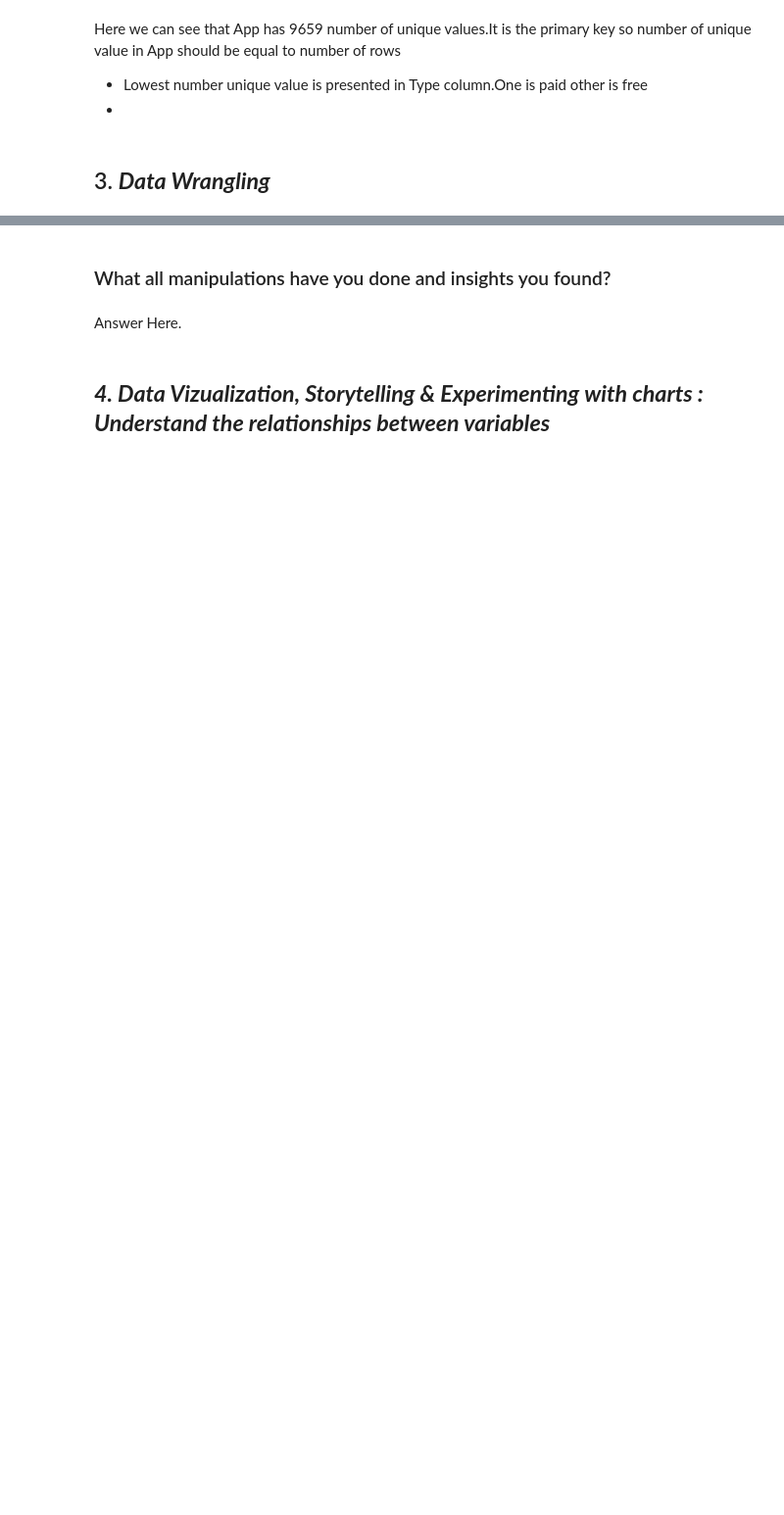
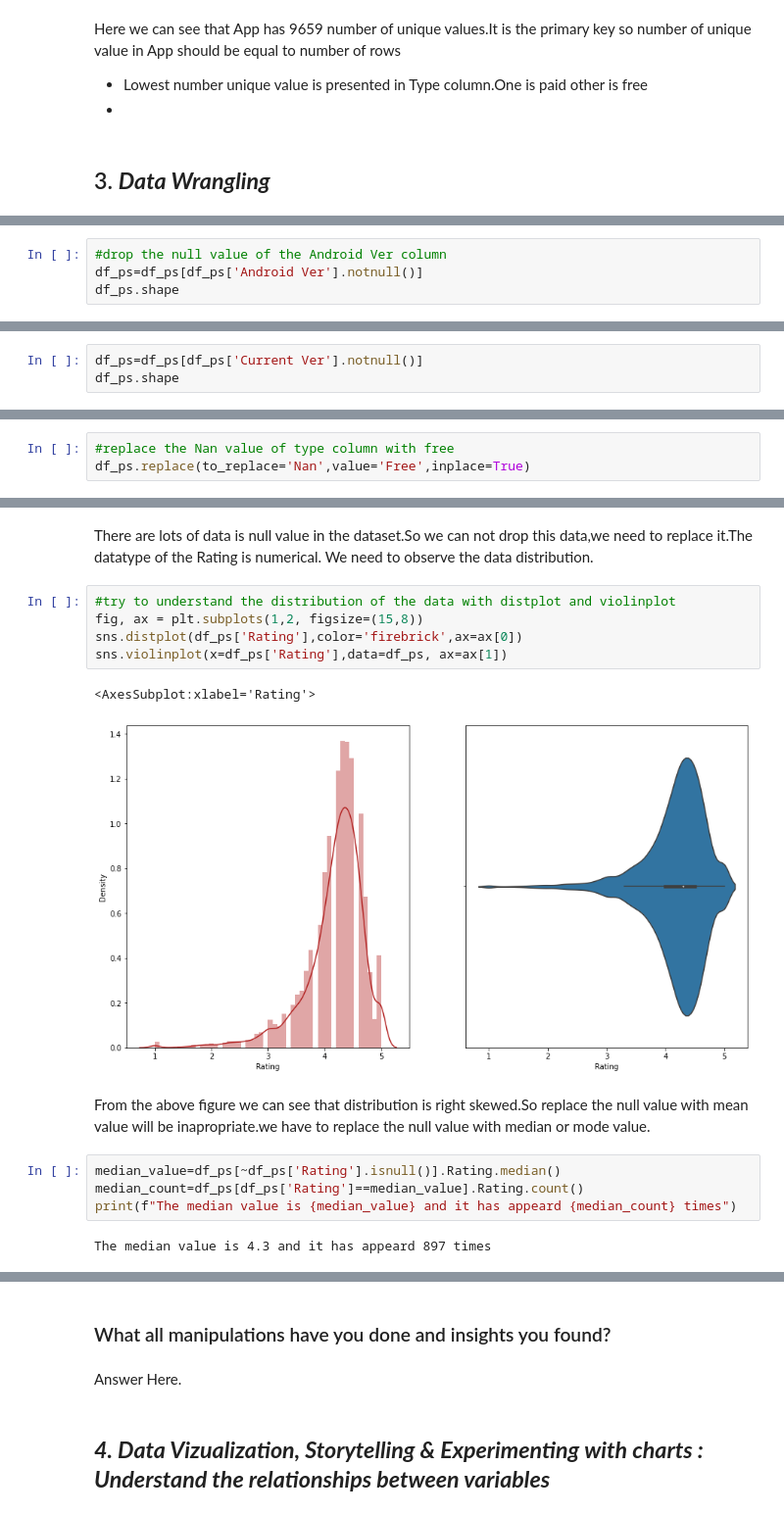
Before and after one commit to sabitendu/EDA-Capstone-Project-on-Play-Store-App-Review-Analysis, a Jupyter notebook: playstore_app_review_analysis.ipynb, the cells around one changed output, grey strips where cells are left out. Shown: that part at 98% size. Drawn from its saved outputs; the diff is of its cells as text; blank space fills up the shorter version.

```diff
--- a/playstore_app_review_analysis.ipynb
+++ b/playstore_app_review_analysis.ipynb
@@ -403,0 +467,4 @@ Here we can see that App has 9659 number of unique values.It is the primary key
+# %%
+#drop the null value of the Android Ver column
+df_ps=df_ps[df_ps['Android Ver'].notnull()]
+df_ps.shape
@@ -403,0 +504,3 @@ Here we can see that App has 9659 number of unique values.It is the primary key
+# %%
+df_ps=df_ps[df_ps['Current Ver'].notnull()]
+df_ps.shape
@@ -403,0 +525,3 @@ Here we can see that App has 9659 number of unique values.It is the primary key
+# %%
+#replace the Nan value of type column with free
+df_ps.replace(to_replace='Nan',value='Free',inplace=True)
@@ -403,0 +550,18 @@ Here we can see that App has 9659 number of unique values.It is the primary key
+# %% [markdown]
+There are lots of data is null value in the dataset.So we can not drop this data,we need to replace it.The datatype of the Rating is numerical. We need to observe the data distribution.
+# %%
+#try to understand the distribution of the data with distplot and violinplot
+fig, ax = plt.subplots(1,2, figsize=(15,8))
+sns.distplot(df_ps['Rating'],color='firebrick',ax=ax[0])
+sns.violinplot(x=df_ps['Rating'],data=df_ps, ax=ax[1])
+# %% [output]
+<AxesSubplot:xlabel='Rating'>
+[figure, added]
+# %% [markdown]
+From the above figure we can see that distribution is right skewed.So replace the null value with mean value will be inapropriate.we have to replace the null value with median or mode value.
+# %%
+median_value=df_ps[~df_ps['Rating'].isnull()].Rating.median()
+median_count=df_ps[df_ps['Rating']==median_value].Rating.count()
+print(f"The median value is {median_value} and it has appeard {median_count} times")
+# %% [output]
+The median value is 4.3 and it has appeard 897 times
```
Also changed, not shown: parts of 90 cells of this notebook.
